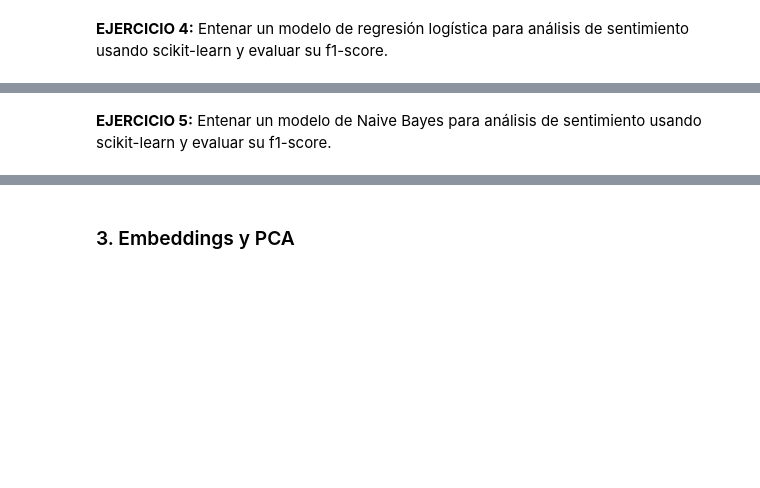
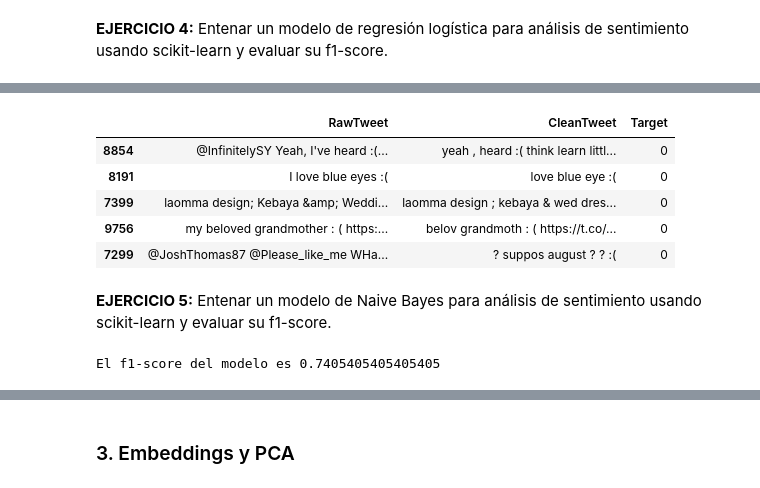
Before and after one commit to fdiazja93/especialidad-en-GenAI, a Jupyter notebook: Clase 2/laboratorio_2.ipynb, the cells around one changed output, grey strips where cells are left out. Cells and saved outputs as stored; diff of their text form; code cells hidden in the pictures; blank space fills up the shorter version.

```diff
--- a/Clase 2/laboratorio_2.ipynb
+++ b/Clase 2/laboratorio_2.ipynb
@@ -153,15 +214,27 @@ def show_missed_tweets(X, y_true, y_pred, true_label, k):
     return X[idx][:k]
 
 missed = show_missed_tweets(df_test, y_test, y_pred1, 0, 5)
+# %%
+missed
+# %% [output]
+|  | RawTweet | CleanTweet | Target |
+| 8854 | @InfinitelySY Yeah, I've heard :(... | yeah , heard :( think learn littl... | 0 |
+| 8191 | I love blue eyes :( | love blue eye :( | 0 |
+| 7399 | laomma design; Kebaya &amp; Weddi... | laomma design ; kebaya & wed dres... | 0 |
+| 9756 | my beloved grandmother : ( https:... | belov grandmoth : ( https://t.co/... | 0 |
+| 7299 | @JoshThomas87 @Please_like_me WHa... | ? suppos august ? ? :( | 0 |
 # %% [markdown]
 **EJERCICIO 5:** Entenar un modelo de Naive Bayes para análisis de sentimiento usando scikit-learn y evaluar su f1-score.
 # %%
-vectorizer2 = []
-nb = []
-pipe2 = []
-y_pred2 = []
-f12 = []
+vectorizer2 = CountVectorizer()
+nb = MultinomialNB()
+pipe2 = Pipeline([('vectorizer', vectorizer2), ('model', nb)])
+pipe2.fit(X_train, y_train)
+y_pred2 = pipe2.predict(X_test)
+f12 = f1_score(y_test, y_pred2)
 print(f'El f1-score del modelo es {f12}')
+# %% [output]
+El f1-score del modelo es 0.7405405405405405
 # %%
 # Validación cruzada para ver si tenemos overfitting
 scores2 = cross_val_score(pipe2, X, y, cv=5, scoring='f1')
```
Also changed, not shown: parts of 12 cells of this notebook, 1 other file.
